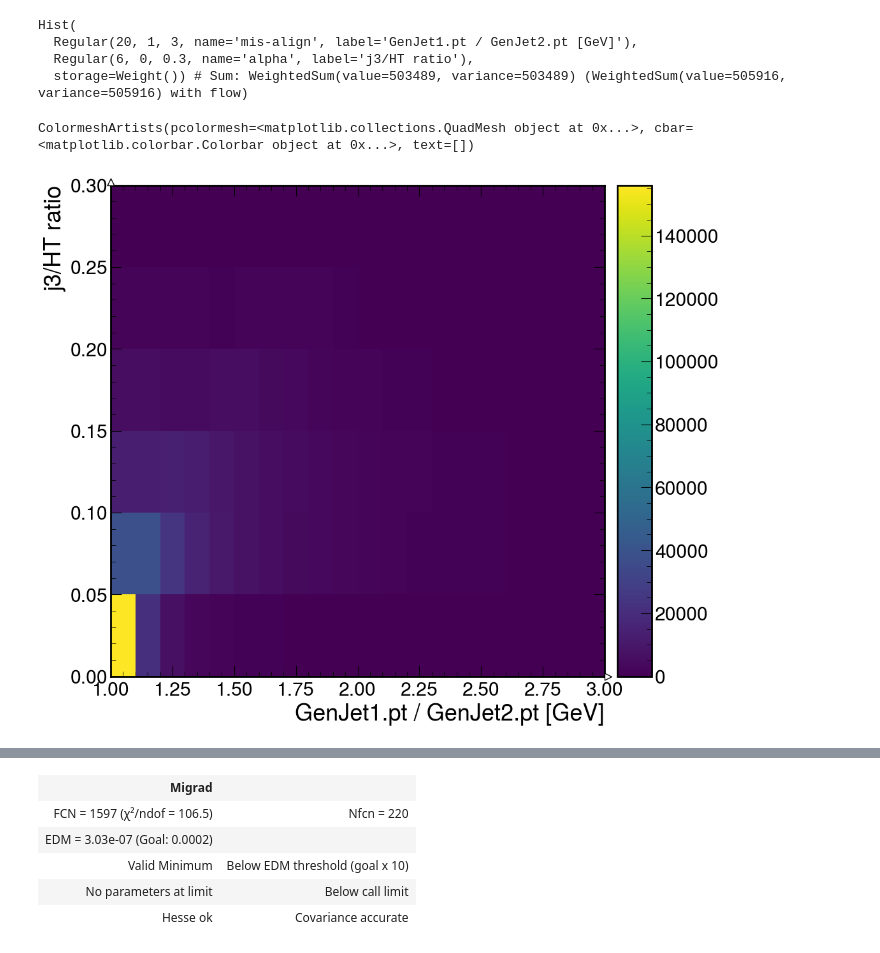
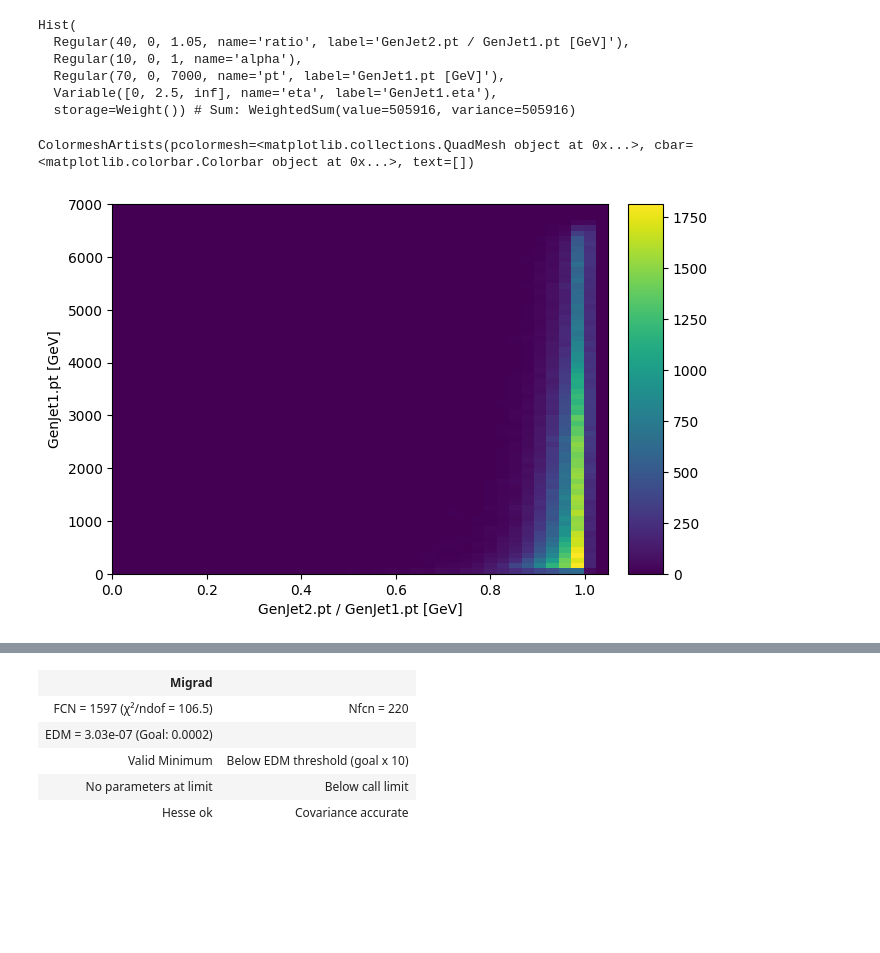
Before and after one commit to jslawless/jec-calc, a Jupyter notebook: playground.ipynb, the cells around one changed output, grey strips where cells are left out. Drawn from its saved outputs; the diff is of its cells as text; code cells hidden in the pictures; blank space fills up the shorter version.

```diff
--- a/playground.ipynb
+++ b/playground.ipynb
@@ -47,25 +47,31 @@ h.plot1d()
 # %%
-h2 = (
+jer_pli = (
     hist.Hist.new
-    .Reg(20, 1, 3, name="mis-align", label="GenJet1.pt / GenJet2.pt [GeV]")
-    .Reg(6, 0, 0.3, name="alpha", label="j3/HT ratio")
+    .Reg(40, 0, 1.05, name="ratio", label="GenJet2.pt / GenJet1.pt [GeV]")
+    .Reg(10, 0, 1, name="alpha", label="alpha")
+    .Reg(70,0,7000, name="pt", label="GenJet1.pt [GeV]")
+    .Var([0, 2.5, float("inf")], name="eta", label="GenJet1.eta")
     .Weight()
 )
 # %%
-h2.fill(
-    abs(cut_events.GenJet[:, 0].pt / cut_events.GenJet[:, 1].pt),
-    cut_events.alpha
+jer_pli.fill(
+    abs(events.GenJet[:, 1].pt / events.GenJet[:, 0].pt),
+    events.alpha,
+    events.GenJet[:, 0].pt,
+    abs(events.GenJet[:, 0].eta)
 )
 # %% [output]
 Hist(
-  Regular(20, 1, 3, name='mis-align', label='GenJet1.pt / GenJet2.pt [GeV]'),
-  Regular(6, 0, 0.3, name='alpha', label='j3/HT ratio'),
-  storage=Weight()) # Sum: WeightedSum(value=503489, variance=503489) (WeightedSum(value=505916, variance=505916) with flow)
+  Regular(40, 0, 1.05, name='ratio', label='GenJet2.pt / GenJet1.pt [GeV]'),
+  Regular(10, 0, 1, name='alpha'),
+  Regular(70, 0, 7000, name='pt', label='GenJet1.pt [GeV]'),
+  Variable([0, 2.5, inf], name='eta', label='GenJet1.eta'),
+  storage=Weight()) # Sum: WeightedSum(value=505916, variance=505916)
 # %%
-h2.plot2d()
+jer_pli[:,0,:,0].plot2d()
 # %% [output]
 ColormeshArtists(pcolormesh=<matplotlib.collections.QuadMesh object at 0x...>, cbar=<matplotlib.colorbar.Colorbar object at 0x...>, text=[])
-[figure, old version]
+[figure, new version]
 # %%
 hf = []
 
```
Also changed, not shown: parts of 10 cells of this notebook.
